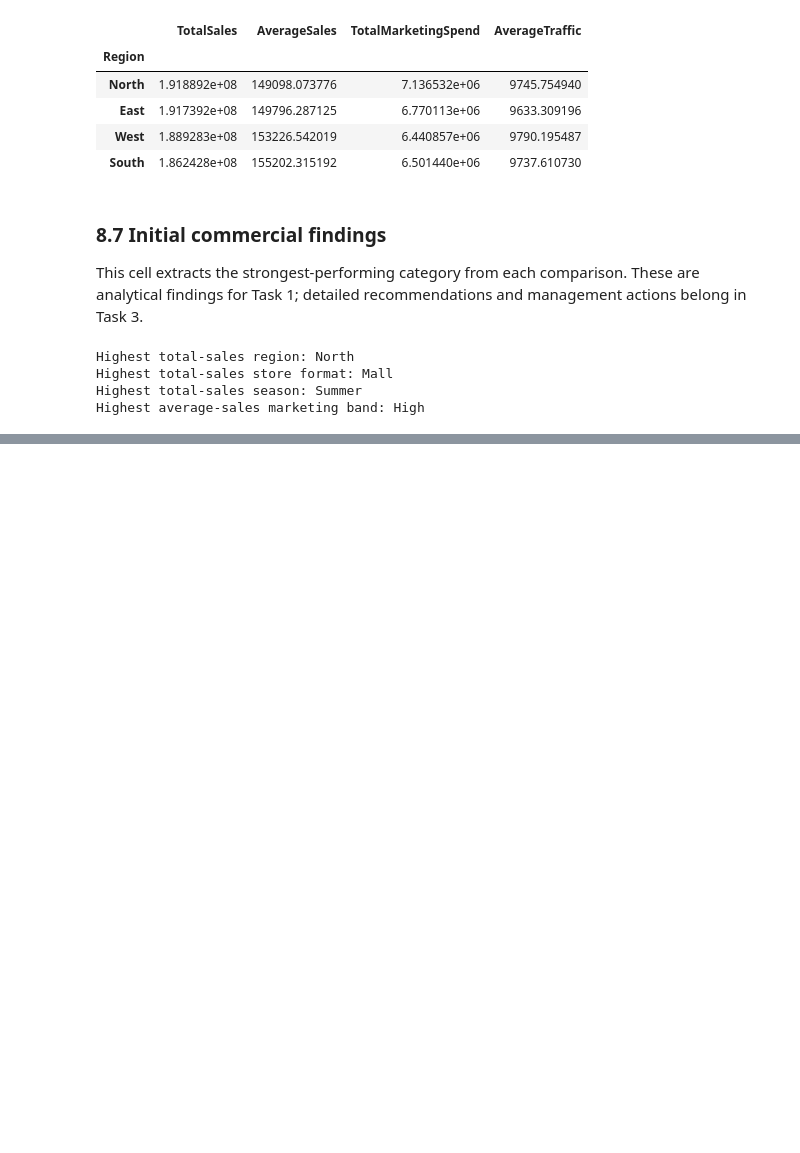
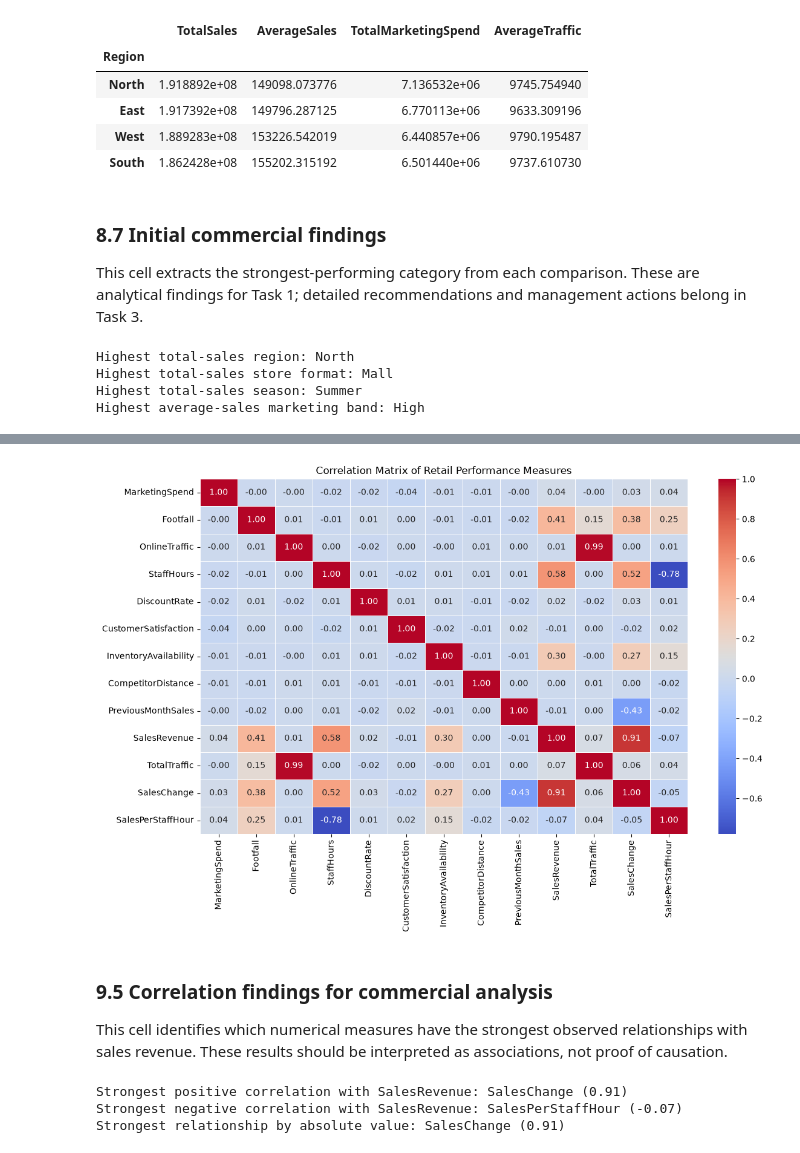
Before and after one commit to RyanMitchell8/Research-Analytics-Ca1, a Jupyter notebook: Ca1-folder/Task_1_Retail_Performance.ipynb, the cells around one changed output, grey strips where cells are left out. Cells and saved outputs as stored; diff of their text form; code cells hidden in the pictures; blank space fills up the shorter version.

Commit message:
Task One: Pivot Tables & Correlation Analysis

```diff
--- a/Ca1-folder/Task_1_Retail_Performance.ipynb
+++ b/Ca1-folder/Task_1_Retail_Performance.ipynb
@@ -522,0 +577,17 @@ Highest average-sales marketing band: High
+# %%
+# Select numerical business measures and exclude StoreID because it is an identifier.
+numerical_business_columns = df_clean.select_dtypes(include=np.number).columns.drop(
+    "StoreID", errors="ignore"
+)
+
+# Calculate the Pearson correlation matrix.
+correlation_matrix = df_clean[numerical_business_columns].corr()
+
+# Sort the correlations with SalesRevenue from strongest positive to strongest negative.
+sales_correlations = (
+    correlation_matrix["SalesRevenue"]
+    .drop("SalesRevenue")
+    .sort_values(ascending=False)
+)
+
+sales_correlations
@@ -522,0 +612,41 @@ Highest average-sales marketing band: High
+# %%
+# Plot the correlation matrix as a labelled heatmap.
+plt.figure(figsize=(12, 8))
+sns.heatmap(
+    correlation_matrix,
+    annot=True,
+    cmap="coolwarm",
+    fmt=".2f",
+    linewidths=0.5
+)
+plt.title("Correlation Matrix of Retail Performance Measures")
+plt.tight_layout()
+plt.show()
+# %% [output]
+[figure, added]
+# %% [markdown]
+### 9.5 Correlation findings for commercial analysis
+
+This cell identifies which numerical measures have the strongest observed relationships with sales revenue. These results should be interpreted as associations, not proof of causation.
+# %%
+# Identify the strongest observed relationships with SalesRevenue.
+strongest_positive_variable = sales_correlations.idxmax()
+strongest_negative_variable = sales_correlations.idxmin()
+strongest_absolute_variable = sales_correlations.abs().idxmax()
+
+print(
+    f"Strongest positive correlation with SalesRevenue: "
+    f"{strongest_positive_variable} ({sales_correlations[strongest_positive_variable]:.2f})"
+)
+print(
+    f"Strongest negative correlation with SalesRevenue: "
+    f"{strongest_negative_variable} ({sales_correlations[strongest_negative_variable]:.2f})"
+)
+print(
+    f"Strongest relationship by absolute value: "
+    f"{strongest_absolute_variable} ({sales_correlations[strongest_absolute_variable]:.2f})"
+)
+# %% [output]
+Strongest positive correlation with SalesRevenue: SalesChange (0.91)
+Strongest negative correlation with SalesRevenue: SalesPerStaffHour (-0.07)
+Strongest relationship by absolute value: SalesChange (0.91)
```
Also changed, not shown: parts of 8 cells of this notebook.
